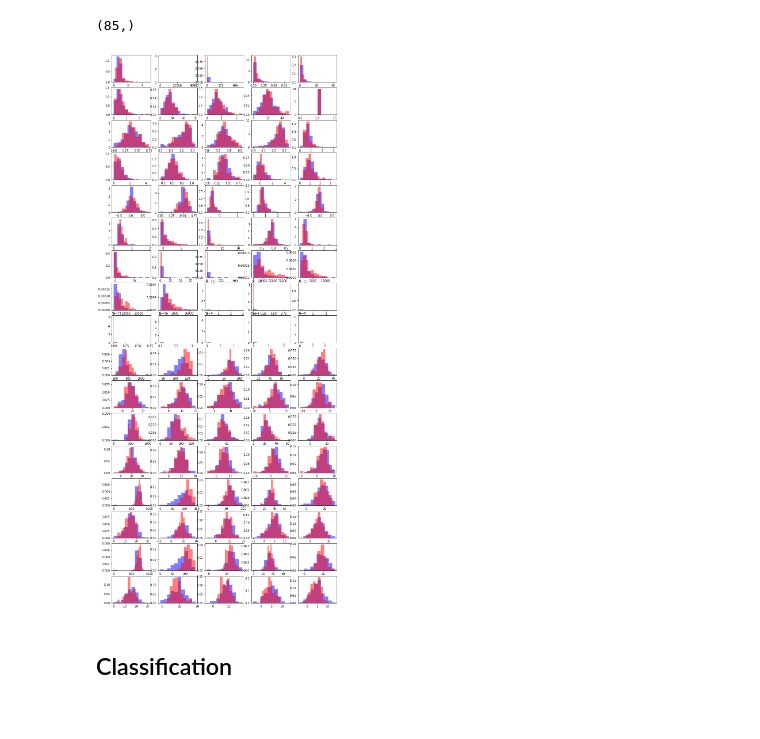
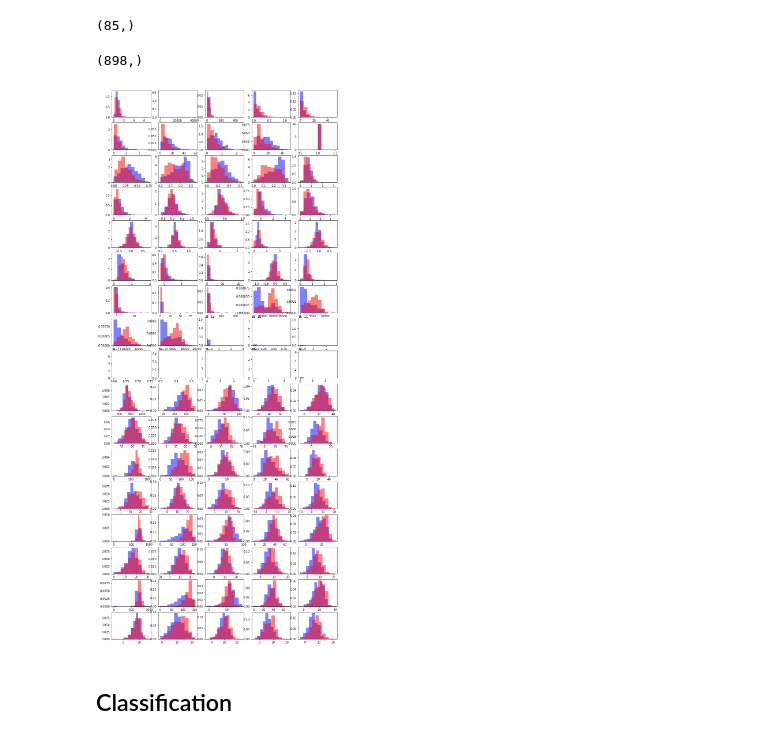
Before and after one commit to aymericfloyrac/Python_for_datascience, a Jupyter notebook: Projet Python.ipynb, the cells around one changed output. Cells and saved outputs as stored; diff of their text form; code cells hidden in the pictures.

```diff
--- a/Projet Python.ipynb
+++ b/Projet Python.ipynb
@@ -350,11 +359,3 @@ Text(0,0.5,'amplitude normalisée')
 [figure]
 # %% [markdown]
 ## Test MFCC
-# %%
-sample = raw_data.loc[64]
-pcg = PCG(sample)
-seg,E,lag,counter = pcg.segmentation()
-borne = pcg.computeBorne(seg)
-for phase in phases_list:
-    mfccs = pcg.computeMFCC(seg,borne,phase,lag)
-    print(mfccs)
@@ -397,7 +388,7 @@ for i in range(40):
 # %% [markdown]
 ## Analyse des features
 # %%
-n_samples = raw_data.shape[0]
+n_samples = dataset.shape[0]
 # %%
 sample = dataset[0]
 pcg = PCG(sample)
@@ -423,0 +413,2 @@ np.savez('85features+labels.npy',X,final_labels)
+# %%
+out = np.load('features_ab.npz')
@@ -424,16 +417,18 @@ np.savez('85features+labels.npy',X,final_labels)
+# %%
+labels.shape
+# %% [output]
+(898,)
 # %%
 fig = plt.figure(figsize=(14,35))
-X = np.asarray(X)
-final_labels = np.array(final_labels)
 for i in range(85):
     ax = fig.add_subplot(17,5,i+1) #add_subplot(nb lignes, nb colonnes,place)
     ft = X[:,i]
-    normalft = ft[final_labels==1]
-    anormalft = ft[final_labels==-1]
+    normalft = ft[labels==1]
+    anormalft = ft[labels==-1]
     ax.hist(normalft,density=True,color='b',alpha=0.5)
     ax.hist(anormalft,density=True,color='r',alpha=0.5)
 # %% [output]
-[figure, old version]
+[figure, new version]
 # %% [markdown]
 ## Classification
 # %% [markdown]
```
Also changed, not shown: parts of 17 cells of this notebook.
